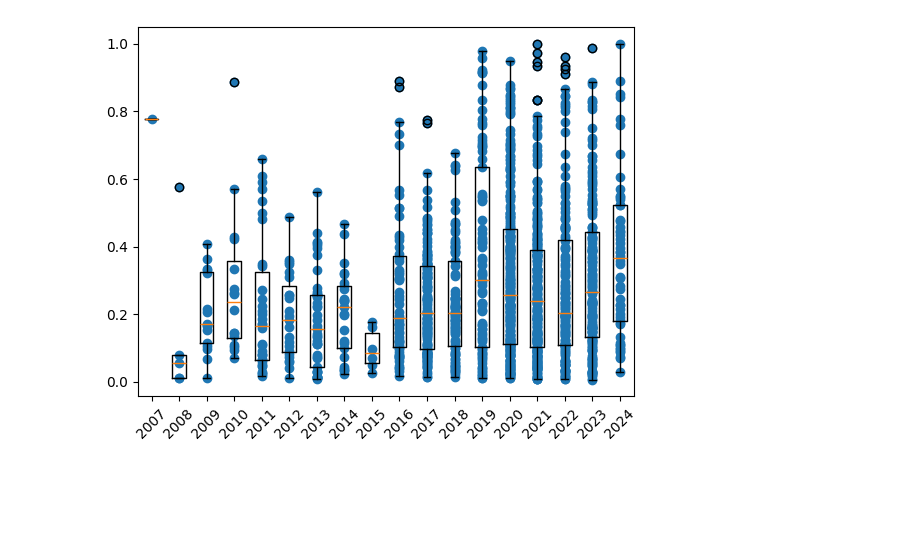
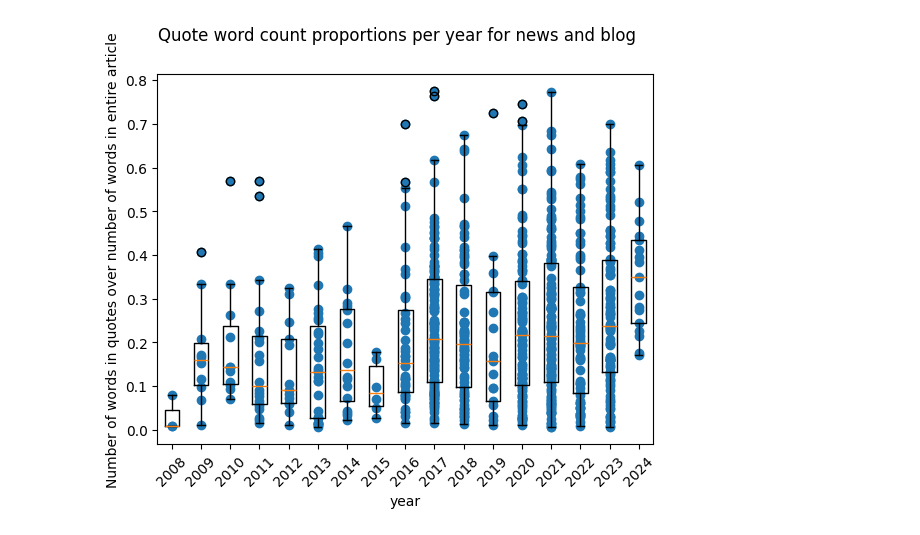
Before and after one commit to sfu-discourse-lab/fake_news_over_time, a Jupyter notebook: quotes_scatterplots.ipynb, the cells around one changed output. Saved outputs shown, nothing was run; the diff lists cells and outputs as text; code cells hidden in the pictures; blank space fills up the shorter version.

```diff
--- a/quotes_scatterplots.ipynb
+++ b/quotes_scatterplots.ipynb
@@ -77,14 +66,13 @@ d
-# %%
-years = list(d.keys())
-positions = list(range(len(years)))
-mapping = {y: i for i, y in enumerate(years)}
-x_pos = df["year"].map(mapping)
-
-fig, ax = plt.subplots()
-ax.scatter(x_pos, df["proportion_quote_words_to_total_words"])
-ax.boxplot(list(d.values()), positions=positions)
-ax.set_xticks(positions)
-ax.set_xticklabels(years)
-ax.tick_params(axis="x", rotation=45)
-# %% [output]
-[figure, removed]
+# %%
+news_and_blog_df = get_full_df(
+    misinfotext_path="./data/MisInfoText/Analysis_output/news_and_blog/MisInfoText_news_and_blog_quotes.xlsx",
+    fakespeak_path="./data/Fakespeak-ENG/Analysis_output/news_and_blog/Fakespeak_news_and_blog_quotes.xlsx",
+)
+
+plot_and_save_for_years(
+    df=news_and_blog_df,
+    title="Quote word count proportions per year for news and blog",
+    save_path="./visualization/quotes/news_and_blog.png"
+)
+# %% [output]
+[figure, added]
```
Also changed, not shown: parts of 8 cells of this notebook, 4 other files.
